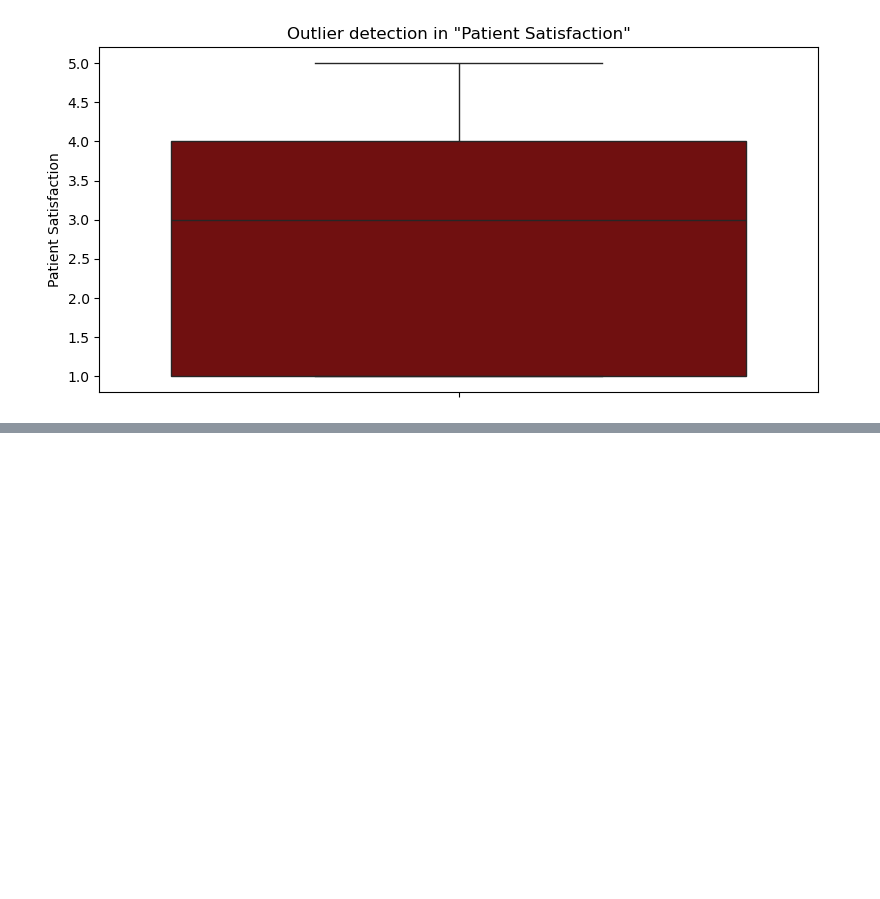
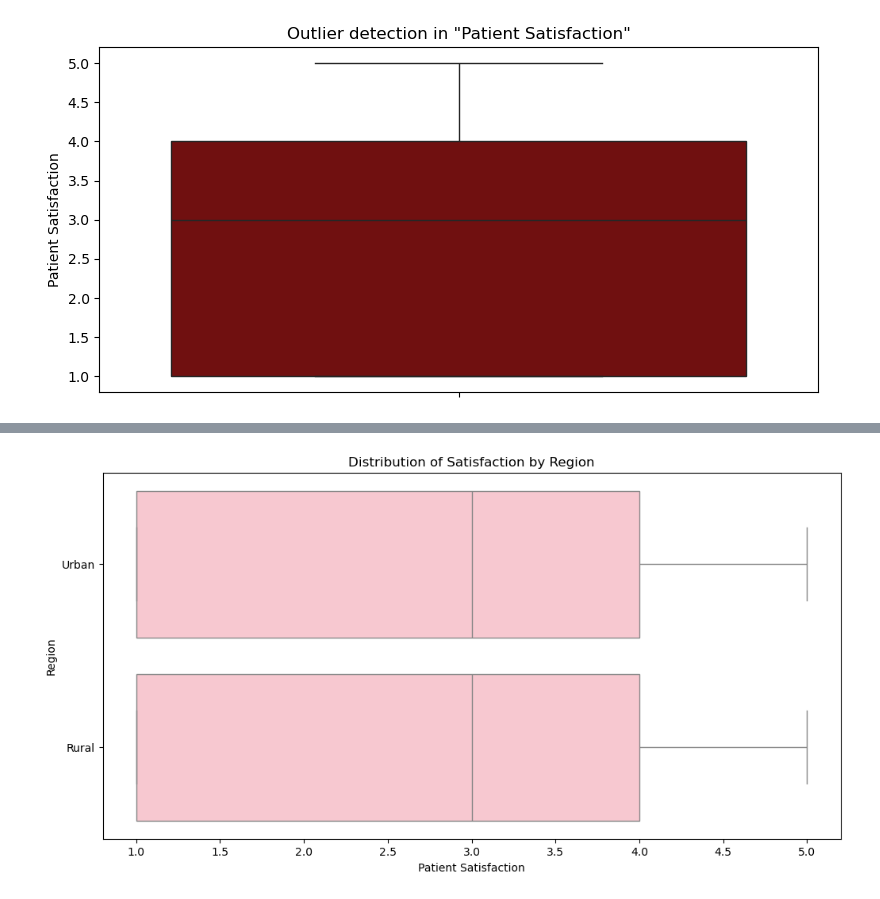
Before and after one commit to IreneDHA/Healthcare-WaitTime-Analysis, a Jupyter notebook: data_analysis.ipynb, the cells around one changed output, grey strips where cells are left out. Drawn from its saved outputs; the diff is of its cells as text; code cells hidden in the pictures; blank space fills up the shorter version.

```diff
--- a/data_analysis.ipynb
+++ b/data_analysis.ipynb
@@ -92,0 +118,6 @@ for col in correlacion2.columns:
+# %%
+plt.figure(figsize=(12, 6))
+sns.boxplot(data=wait, x='Patient Satisfaction', y='Region', color='pink')
+plt.title('Distribution of Satisfaction by Region');
+# %% [output]
+[figure, added]
```
Also changed, not shown: parts of 9 cells of this notebook.
